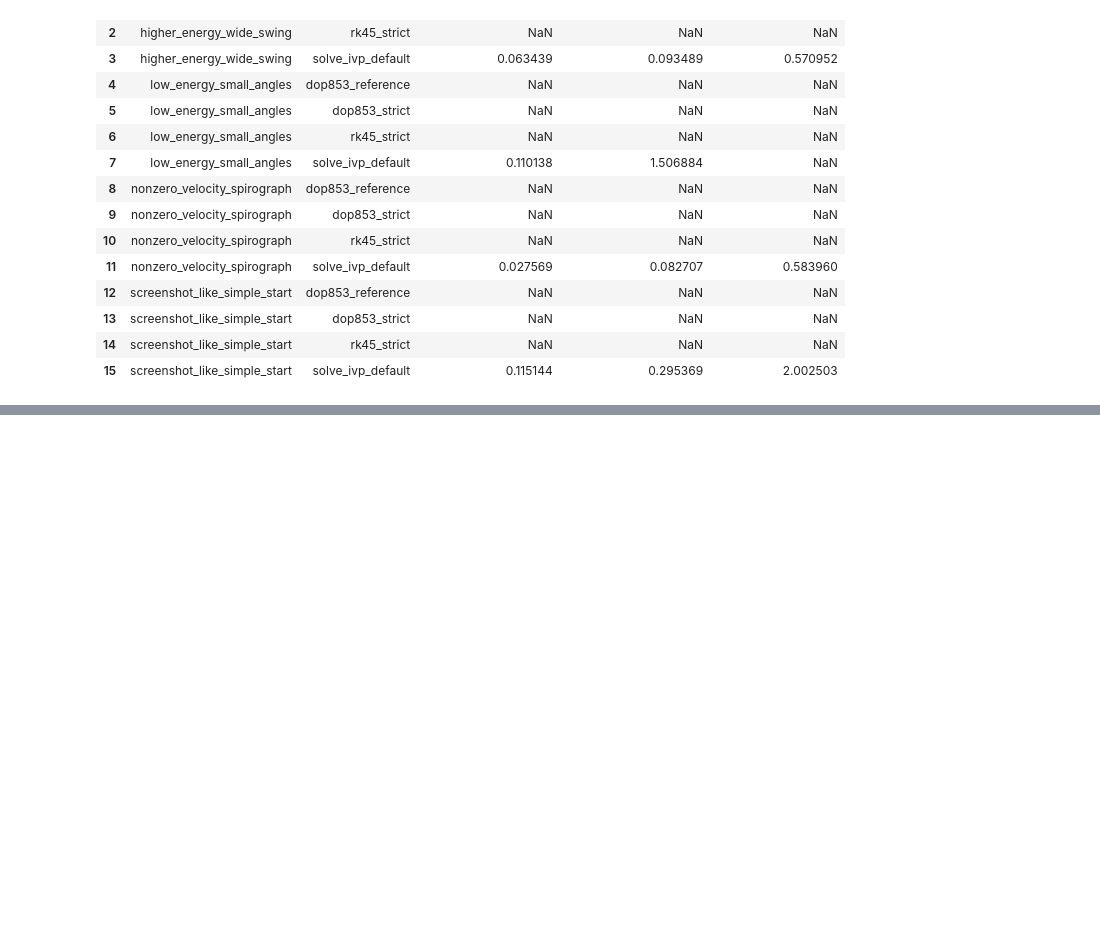
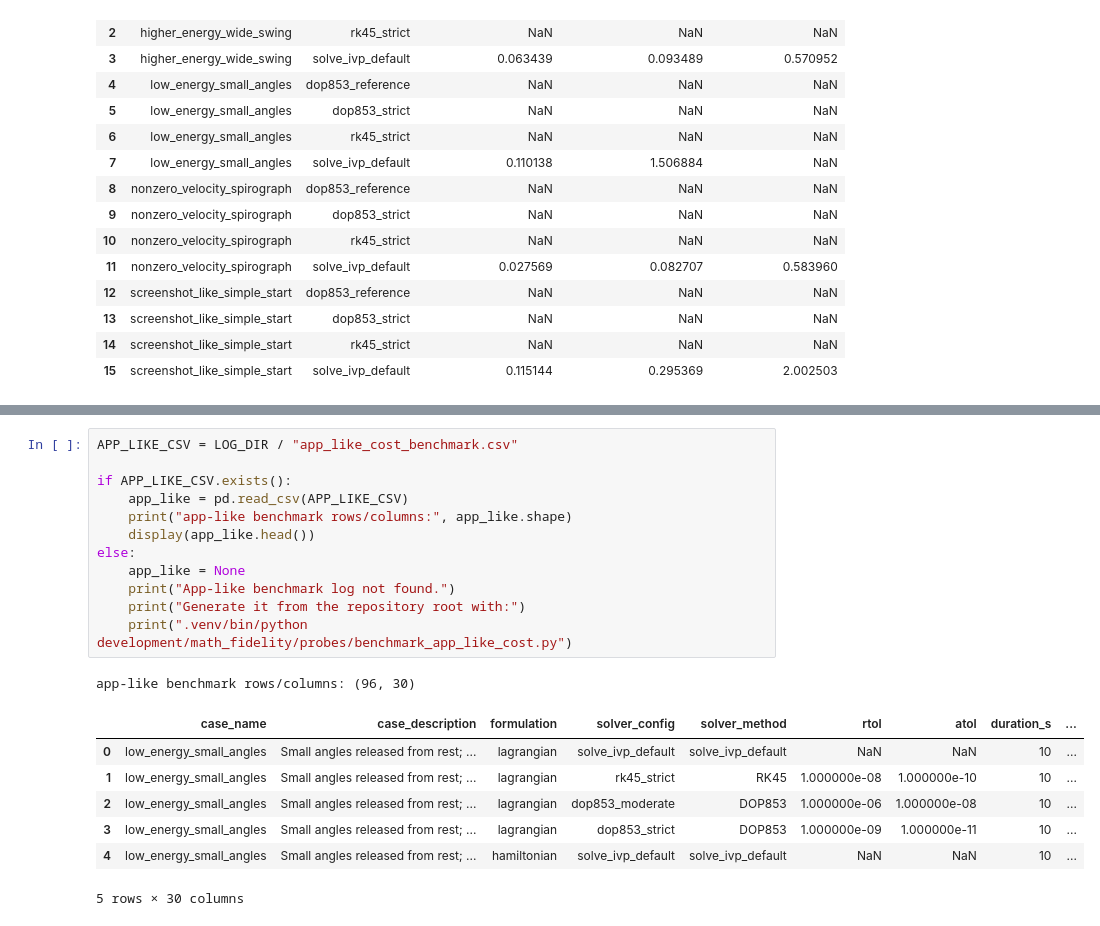
Before and after one commit to pineapple-bois/Double_Pendulum_App, a Jupyter notebook: development/math_fidelity/explore_drift_evidence.ipynb, the cells around one changed output, grey strips where cells are left out. Drawn from its saved outputs; the diff is of its cells as text; blank space fills up the shorter version.

```diff
--- a/development/math_fidelity/explore_drift_evidence.ipynb
+++ b/development/math_fidelity/explore_drift_evidence.ipynb
@@ -406 +386,22 @@ else:
+# %%
+APP_LIKE_CSV = LOG_DIR / "app_like_cost_benchmark.csv"
+
+if APP_LIKE_CSV.exists():
+    app_like = pd.read_csv(APP_LIKE_CSV)
+    print("app-like benchmark rows/columns:", app_like.shape)
+    display(app_like.head())
+else:
+    app_like = None
+    print("App-like benchmark log not found.")
+    print("Generate it from the repository root with:")
+    print(".venv/bin/python development/math_fidelity/probes/benchmark_app_like_cost.py")
+# %% [output]
+app-like benchmark rows/columns: (96, 30)
+|  | case_name | case_description | formulation | solver_config | solver_method | rtol | atol | duration_s | ... |
+| 0 | low_energy_small_angles | Small angles released from rest; ... | lagrangian | solve_ivp_default | solve_ivp_default | NaN | NaN | 10 | ... |
+| 1 | low_energy_small_angles | Small angles released from rest; ... | lagrangian | rk45_strict | RK45 | 1.000000e-08 | 1.000000e-10 | 10 | ... |
+| 2 | low_energy_small_angles | Small angles released from rest; ... | lagrangian | dop853_moderate | DOP853 | 1.000000e-06 | 1.000000e-08 | 10 | ... |
+| 3 | low_energy_small_angles | Small angles released from rest; ... | lagrangian | dop853_strict | DOP853 | 1.000000e-09 | 1.000000e-11 | 10 | ... |
+| 4 | low_energy_small_angles | Small angles released from rest; ... | hamiltonian | solve_ivp_default | solve_ivp_default | NaN | NaN | 10 | ... |
+5 rows × 30 columns
 # %%
```
Also changed, not shown: parts of 14 cells of this notebook, 8 other files.
